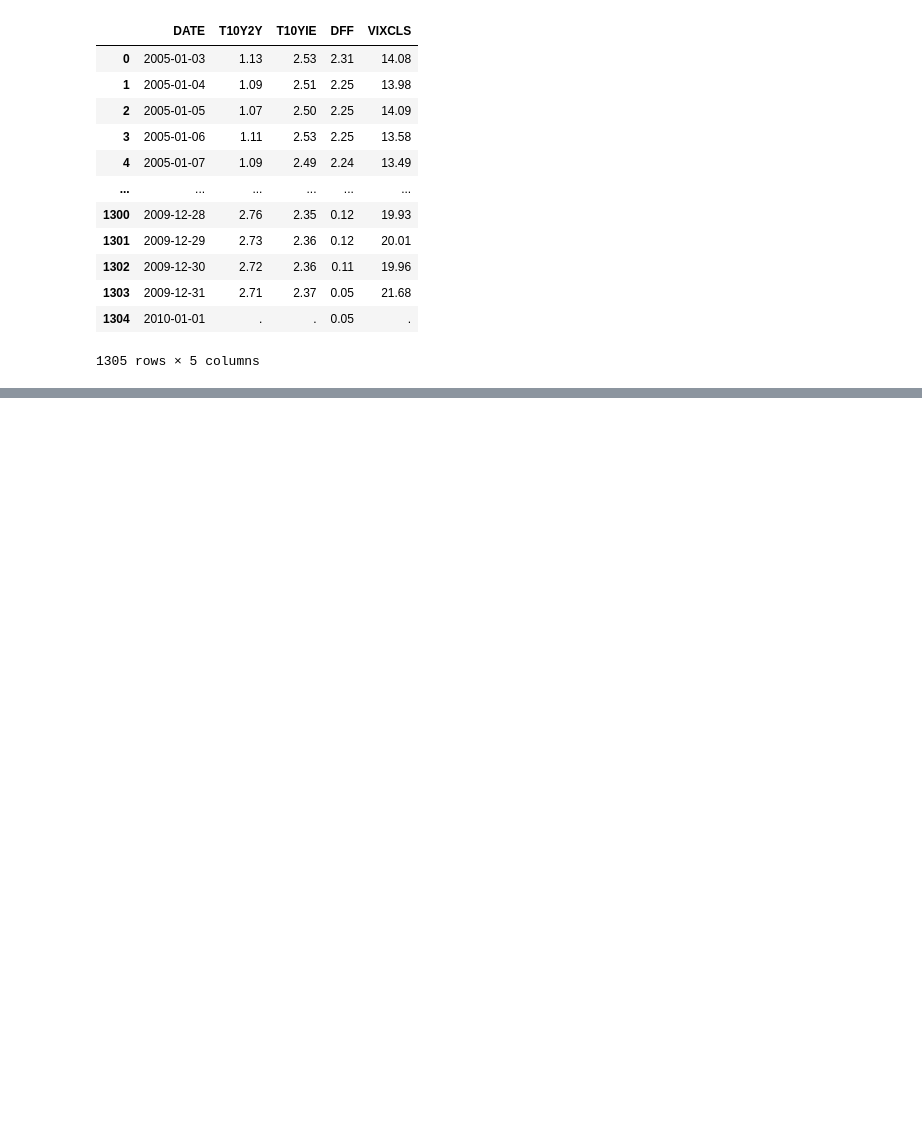
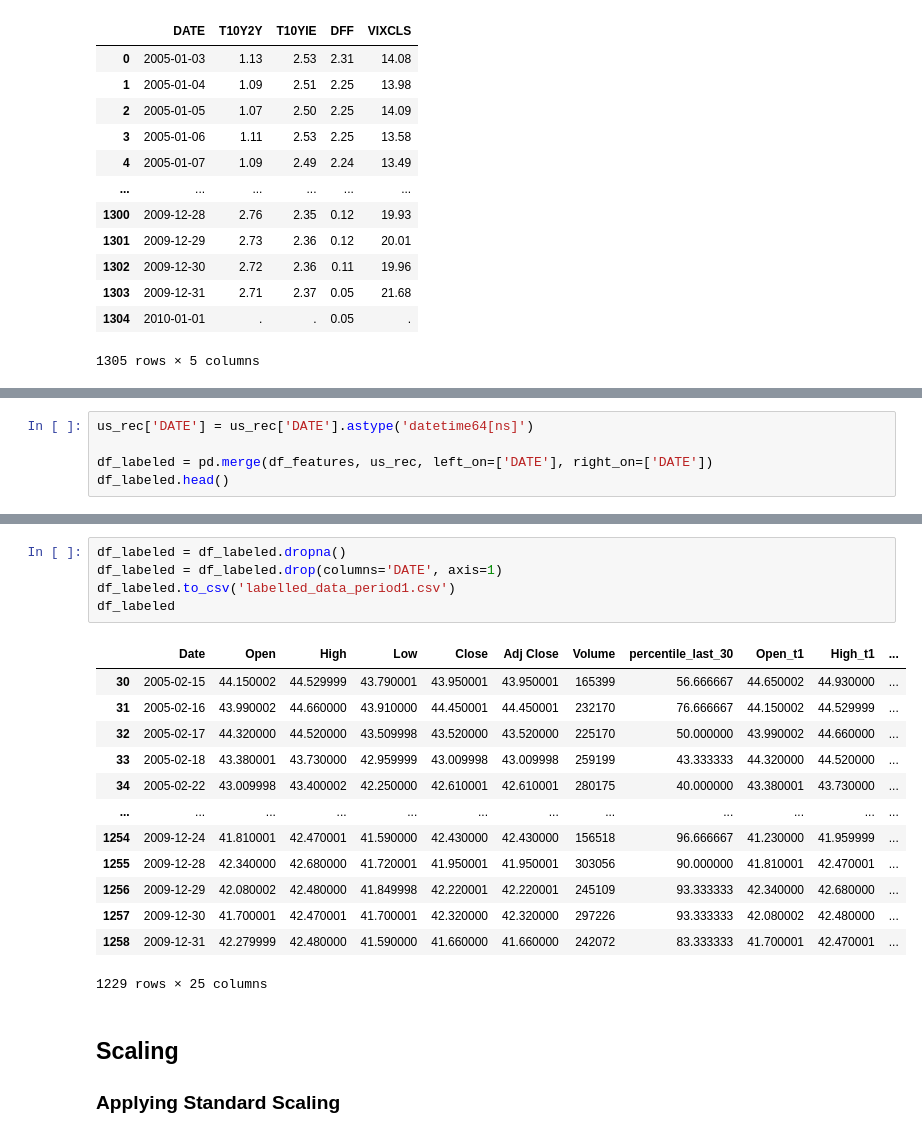
Before and after one commit to alchemicHen/i320D_ML_Final, a Jupyter notebook: data_collection_engineering.ipynb, the cells around one changed output, grey strips where cells are left out. Saved outputs shown, nothing was run; the diff lists cells and outputs as text; blank space fills up the shorter version.

```diff
--- a/data_collection_engineering.ipynb
+++ b/data_collection_engineering.ipynb
@@ -206,0 +290,5 @@ ValueError: You are trying to merge on datetime64[ns] and object columns. If you
+# %%
+us_rec['DATE'] = us_rec['DATE'].astype('datetime64[ns]')
+
+df_labeled = pd.merge(df_features, us_rec, left_on=['DATE'], right_on=['DATE'])
+df_labeled.head()
@@ -206,0 +303,22 @@ ValueError: You are trying to merge on datetime64[ns] and object columns. If you
+# %%
+df_labeled = df_labeled.dropna()
+df_labeled = df_labeled.drop(columns='DATE', axis=1)
+df_labeled.to_csv('labelled_data_period1.csv')
+df_labeled
+# %% [output]
+|  | Date | Open | High | Low | Close | Adj Close | Volume | percentile_last_30 | Open_t1 | High_t1 | ... |
+| 30 | 2005-02-15 | 44.150002 | 44.529999 | 43.790001 | 43.950001 | 43.950001 | 165399 | 56.666667 | 44.650002 | 44.930000 | ... |
+| 31 | 2005-02-16 | 43.990002 | 44.660000 | 43.910000 | 44.450001 | 44.450001 | 232170 | 76.666667 | 44.150002 | 44.529999 | ... |
+| 32 | 2005-02-17 | 44.320000 | 44.520000 | 43.509998 | 43.520000 | 43.520000 | 225170 | 50.000000 | 43.990002 | 44.660000 | ... |
+| 33 | 2005-02-18 | 43.380001 | 43.730000 | 42.959999 | 43.009998 | 43.009998 | 259199 | 43.333333 | 44.320000 | 44.520000 | ... |
+| 34 | 2005-02-22 | 43.009998 | 43.400002 | 42.250000 | 42.610001 | 42.610001 | 280175 | 40.000000 | 43.380001 | 43.730000 | ... |
+| ... | ... | ... | ... | ... | ... | ... | ... | ... | ... | ... | ... |
+| 1254 | 2009-12-24 | 41.810001 | 42.470001 | 41.590000 | 42.430000 | 42.430000 | 156518 | 96.666667 | 41.230000 | 41.959999 | ... |
+| 1255 | 2009-12-28 | 42.340000 | 42.680000 | 41.720001 | 41.950001 | 41.950001 | 303056 | 90.000000 | 41.810001 | 42.470001 | ... |
+| 1256 | 2009-12-29 | 42.080002 | 42.480000 | 41.849998 | 42.220001 | 42.220001 | 245109 | 93.333333 | 42.340000 | 42.680000 | ... |
+| 1257 | 2009-12-30 | 41.700001 | 42.470001 | 41.700001 | 42.320000 | 42.320000 | 297226 | 93.333333 | 42.080002 | 42.480000 | ... |
+| 1258 | 2009-12-31 | 42.279999 | 42.480000 | 41.590000 | 41.660000 | 41.660000 | 242072 | 83.333333 | 41.700001 | 42.470001 | ... |
+1229 rows × 25 columns
+# %% [markdown]
+## Scaling
+### Applying Standard Scaling
```
Also changed, not shown: parts of 19 cells of this notebook, 2 other files.
